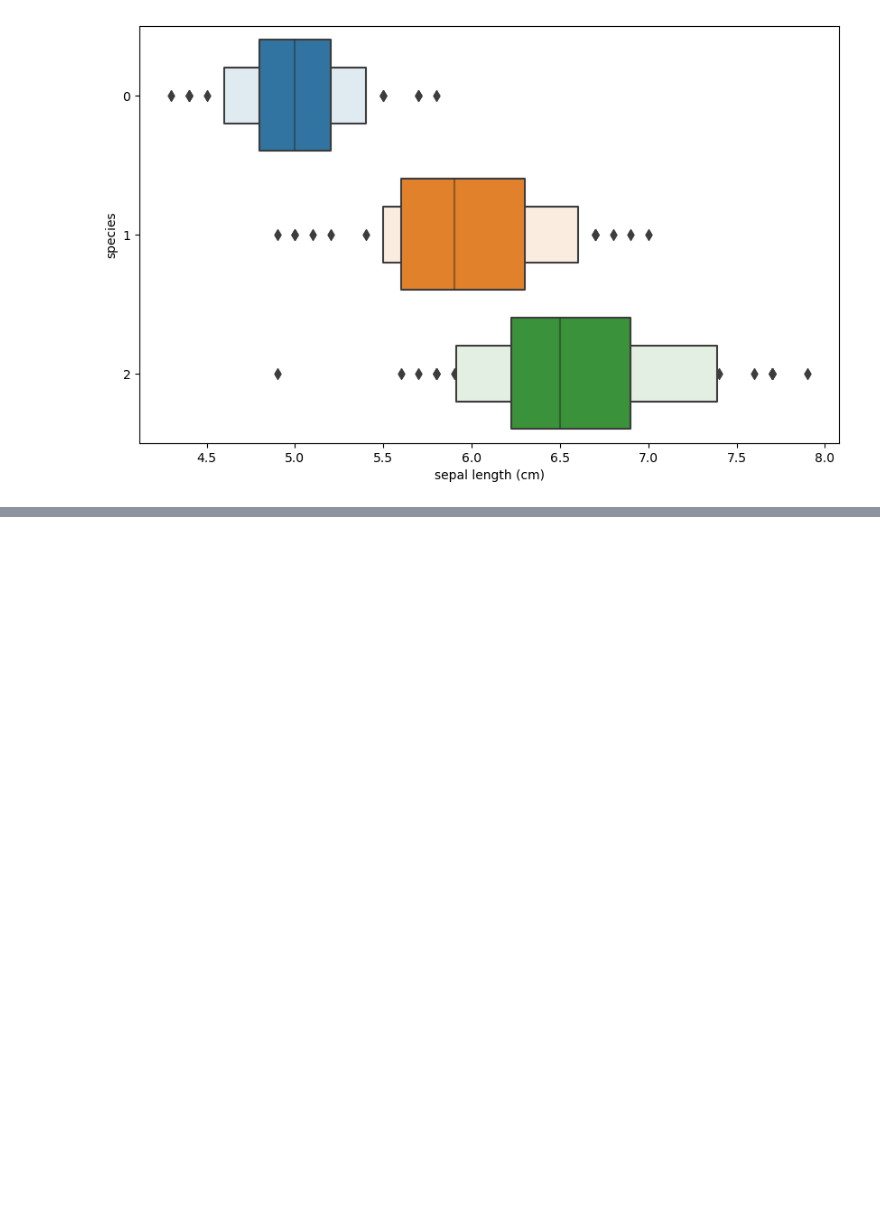
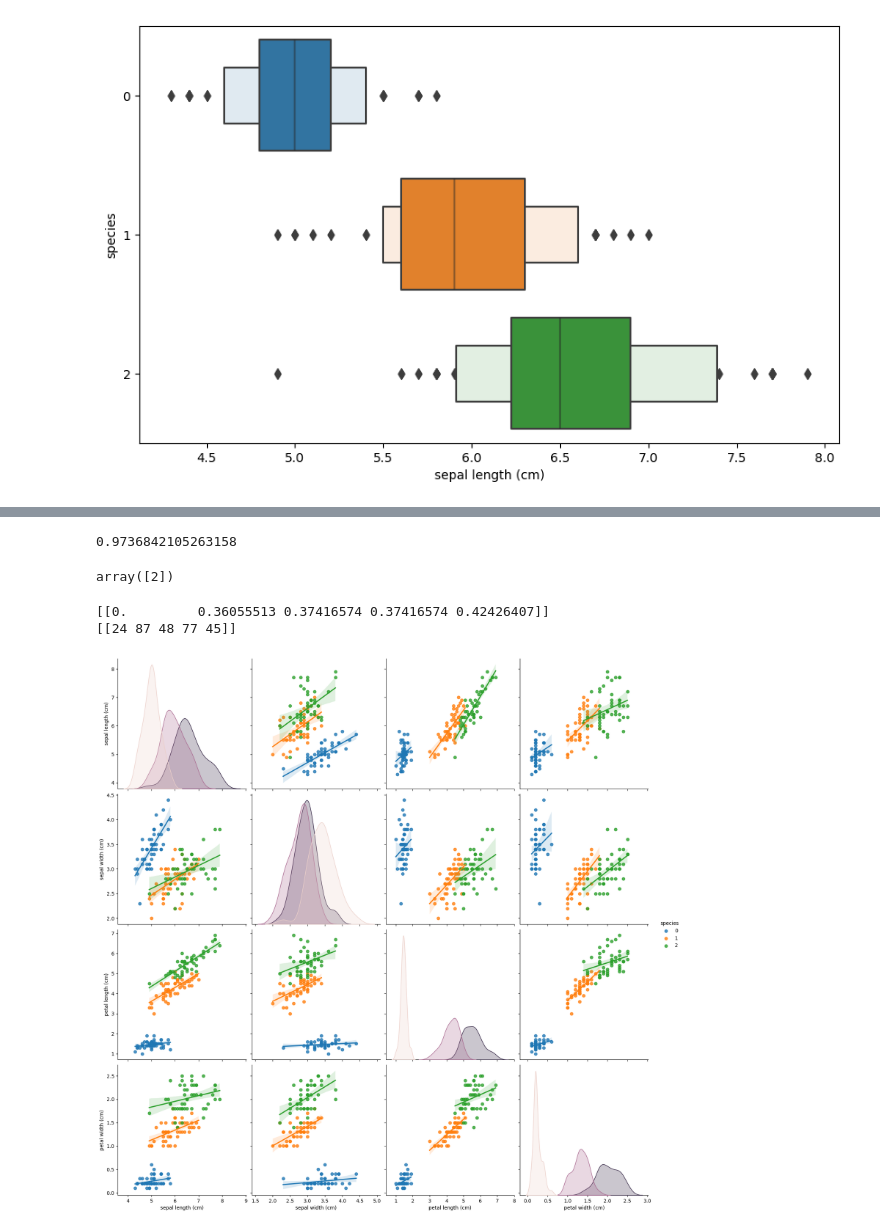
Before and after one commit to Worldofgentleken/ds_study, a Jupyter notebook: source_code/01. ML intro.ipynb, the cells around one changed output, grey strips where cells are left out. Drawn from its saved outputs; the diff is of its cells as text; code cells hidden in the pictures; blank space fills up the shorter version.

```diff
--- a/source_code/01. ML intro.ipynb
+++ b/source_code/01. ML intro.ipynb
@@ -85,0 +139,18 @@ sns.boxenplot(x='sepal length (cm)', y='species', data = iris_pd, orient='h');
+# %%
+from sklearn.neighbors import KNeighborsClassifier
+model = KNeighborsClassifier()
+model.fit(X_train, y_train)
+model.score(X_test, y_test)
+# %% [output]
+0.9736842105263158
+# %%
+model.predict([[6.7, 3.0, 5.2, 2.3]])
+# %% [output]
+array([2])
+# %%
+distances, indexes = model.kneighbors([[6.7, 3.0, 5.2, 2.3]])
+print(distances)
+print(indexes)
+# %% [output]
+[[0.         0.36055513 0.37416574 0.37416574 0.42426407]]
+[[24 87 48 77 45]]
@@ -85,0 +160,10 @@ sns.boxenplot(x='sepal length (cm)', y='species', data = iris_pd, orient='h');
+# %%
+sns.pairplot(
+    data = iris_pd,
+    hue = "species",
+    vars=['sepal length (cm)', 'sepal width (cm)', 'petal length (cm)', 'petal width (cm)'],
+    kind= 'reg',
+    height= 4)
+plt.show()
+# %% [output]
+[figure, added]
```
Also changed, not shown: parts of 8 cells of this notebook, 2 other files.
